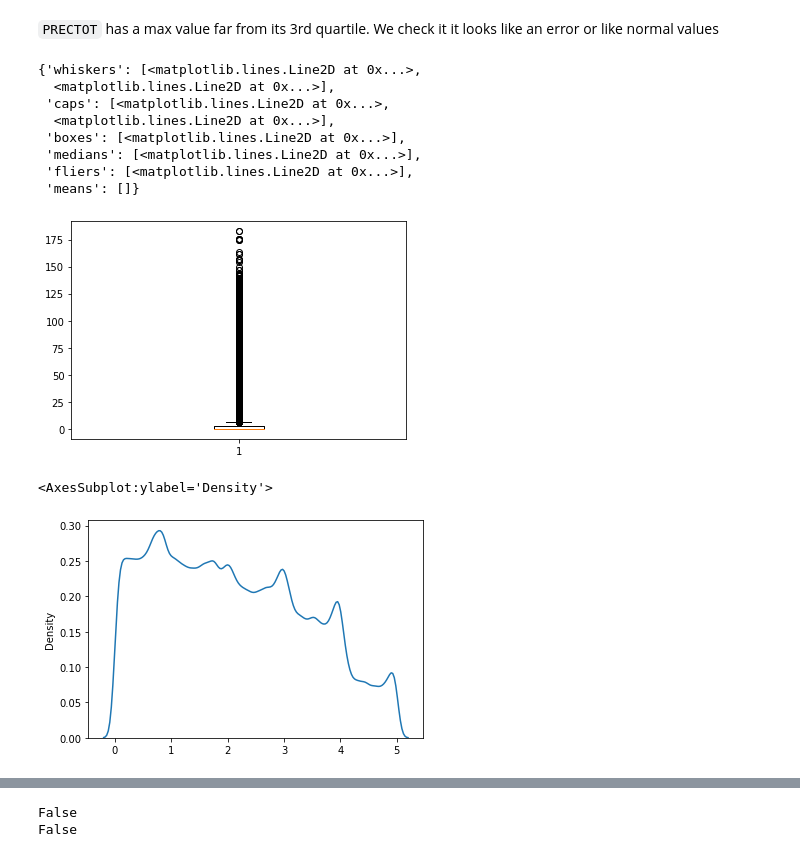
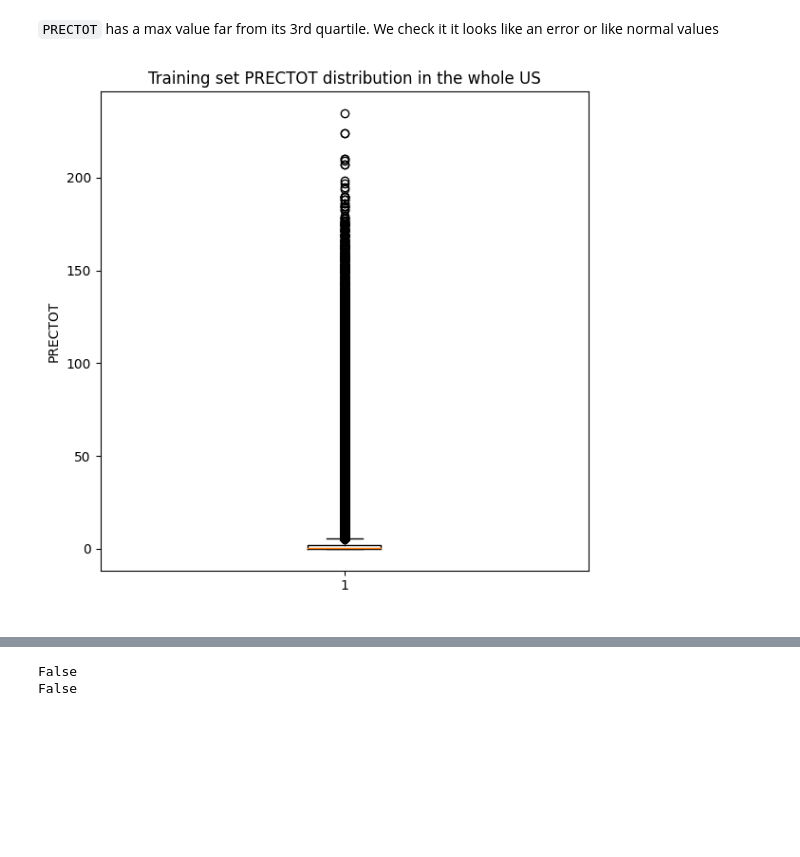
Before and after one commit to PierreCounathe/Droughts-Forecasting, a Jupyter notebook: src/data_exploration.ipynb, the cells around one changed output, grey strips where cells are left out. Saved outputs shown, nothing was run; the diff lists cells and outputs as text; code cells hidden in the pictures; blank space fills up the shorter version.

```diff
--- a/src/data_exploration.ipynb
+++ b/src/data_exploration.ipynb
@@ -91,3 +84 @@ Name: date, dtype: object
-# %%
-train_timeseries = train_timeseries[train_timeseries['fips'] != 19003]
 # %% [markdown]
@@ -148,20 +135,12 @@ train_timeseries.describe()
 # %% [markdown]
 `PRECTOT` has a max value far from its 3rd quartile. We check it it looks like an error or like normal values
 # %%
-plt.boxplot(train_timeseries['PRECTOT'])
+fig, ax = plt.subplots(figsize=(6, 6))
+ax.boxplot(train_timeseries['PRECTOT'])
+ax.set_xlabel(" ")
+ax.set_ylabel("PRECTOT")
+ax.set_title("Training set PRECTOT distribution in the whole US")
+plt.tight_layout()
 # It looks like there are a lot of outliers but that seem to be correct
 # %% [output]
-{'whiskers': [<matplotlib.lines.Line2D at 0x...>,
-  <matplotlib.lines.Line2D at 0x...>],
- 'caps': [<matplotlib.lines.Line2D at 0x...>,
-  <matplotlib.lines.Line2D at 0x...>],
- 'boxes': [<matplotlib.lines.Line2D at 0x...>],
- 'medians': [<matplotlib.lines.Line2D at 0x...>],
- 'fliers': [<matplotlib.lines.Line2D at 0x...>],
- 'means': []}
-[figure, old version]
+[figure, new version]
-# %%
-sns.kdeplot(pd.unique(train_timeseries['score']), bw = 0.05)
-# %% [output]
-<AxesSubplot:ylabel='Density'>
-[figure, removed]
```
Also changed, not shown: parts of 44 cells of this notebook.
